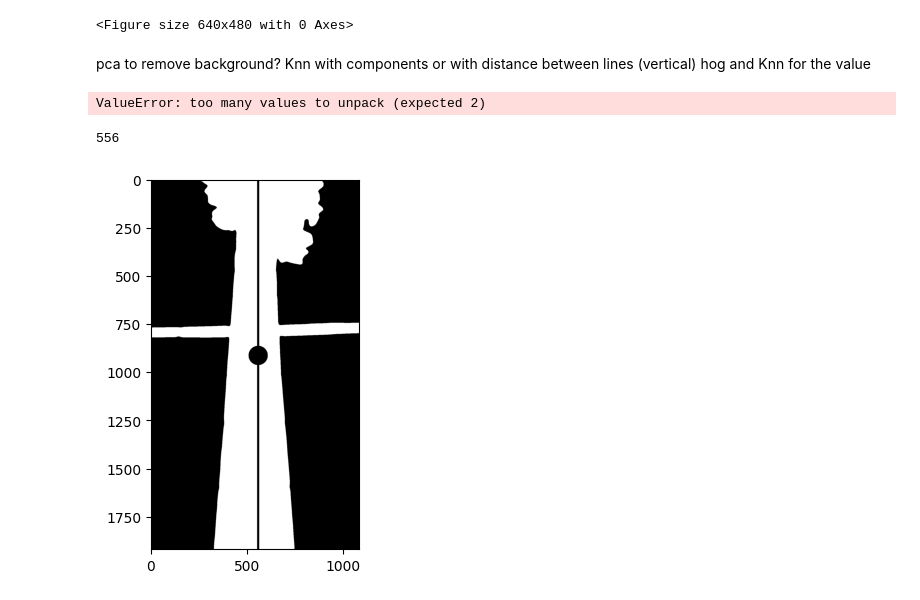
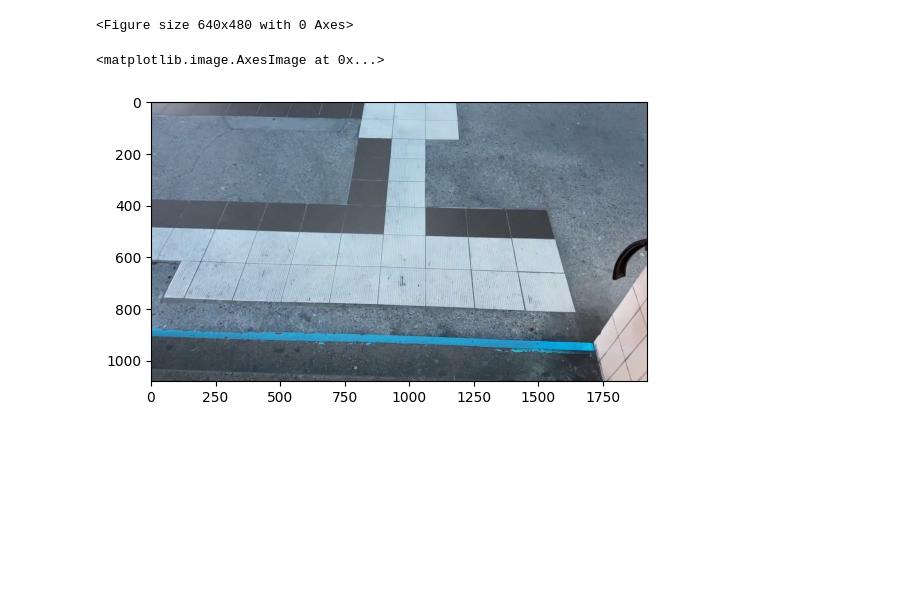
Before and after one commit to hendric-popma/project_bums, a Jupyter notebook: test_videps.ipynb, the cells around one changed output. Cells and saved outputs as stored; diff of their text form; code cells hidden in the pictures; blank space fills up the shorter version.

```diff
--- a/test_videps.ipynb
+++ b/test_videps.ipynb
@@ -13,4 +13,0 @@ frames = frames[0:200]
-# %% [markdown]
-pca to remove background?
-Knn with components or with distance between lines (vertical)
-hog and Knn for the value
@@ -44,12 +14,5 @@ def find_center_add_line(img):
-# %%
-img_1, center_1 = find_center_add_line(frames[1][1])
-# %% [output]
-ValueError: too many values to unpack (expected 2)
-# %%
-img_2, center_2, center_line = find_center_add_line(frames[100][1])
-#cv2.circle(img_2, center_1, 100, [255,0,0], cv2.FILLED)
-plt.imshow(img_2)
-center_2[0]
-# %% [output]
-556
-[figure, removed]
+# %%
+plt.imshow(img)
+# %% [output]
+<matplotlib.image.AxesImage at 0x...>
+[figure, added]
```
Also changed, not shown: parts of 12 cells of this notebook, 1 other file.
